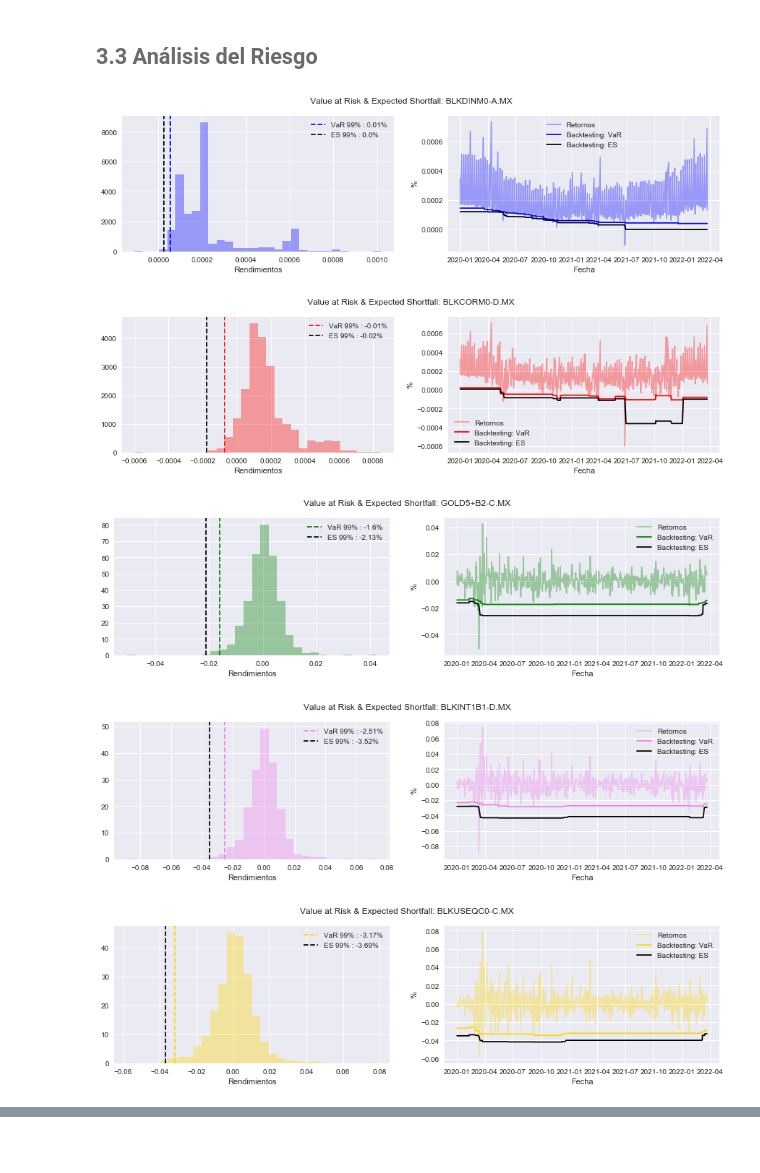
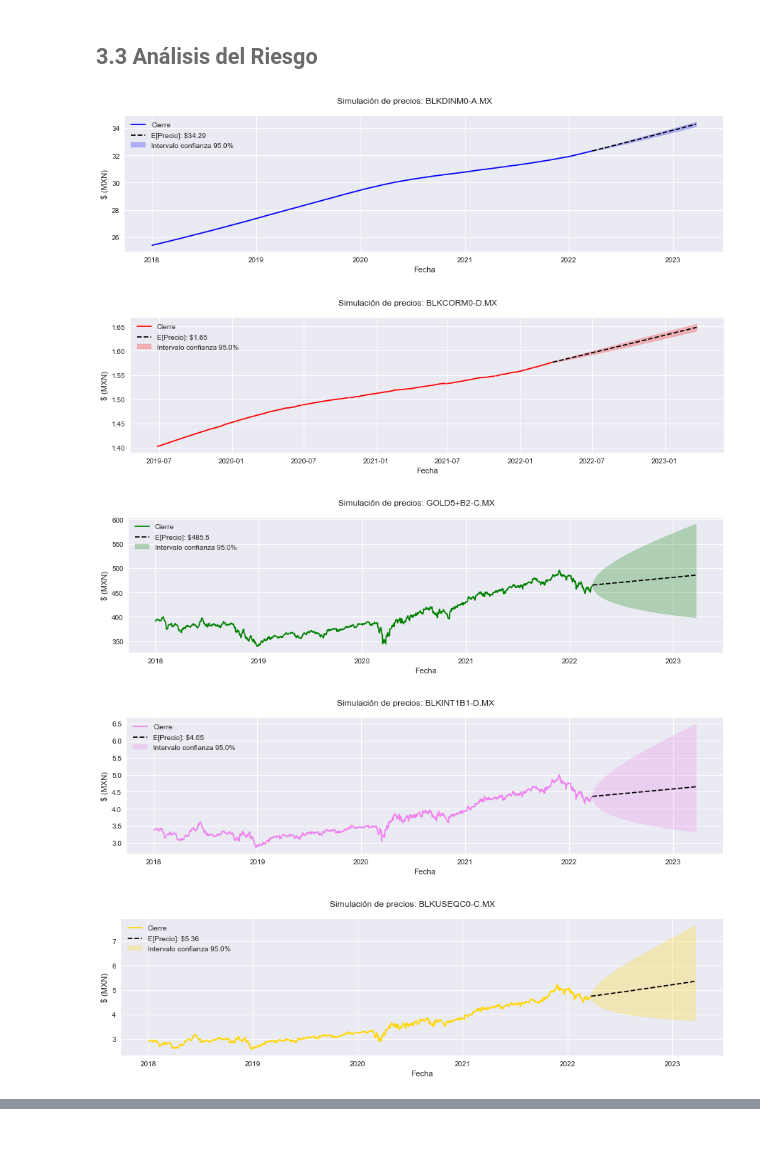
Before and after one commit to AndresLaresBarragan/ConcursoCity_BlackRock, a Jupyter notebook: notebook.ipynb, the cells around one changed output, grey strips where cells are left out. Saved outputs shown, nothing was run; the diff lists cells and outputs as text; code cells hidden in the pictures.

```diff
--- a/notebook.ipynb
+++ b/notebook.ipynb
@@ -58,10 +69,12 @@ import functions
 ## <font color= #6B6B6B> 3.3 Análisis del Riesgo </font>
 # %%
 historicPrices = functions.downloadData(["BLKDINM0-A.MX", "BLKCORM0-D.MX", "GOLD5+B2-C.MX", "BLKINT1B1-D.MX", "BLKUSEQC0-C.MX"])
-functions.riskAnalysis(historicPrices, 99, colors = ["blue", "red", "green", "violet", "gold"])
+colors = ["blue", "red", "green", "violet", "gold"]
+
+functions.brownianMotion(historicPrices, 0.05, colors = colors)
 # %% [output]
-[figure, old version]
+[figure, new version]
-[figure, old version]
+[figure, new version]
-[figure, old version]
+[figure, new version]
-[figure, old version]
+[figure, new version]
-[figure, old version]
+[figure, new version]
```
Also changed, not shown: parts of 2 cells of this notebook, 2 other files.
